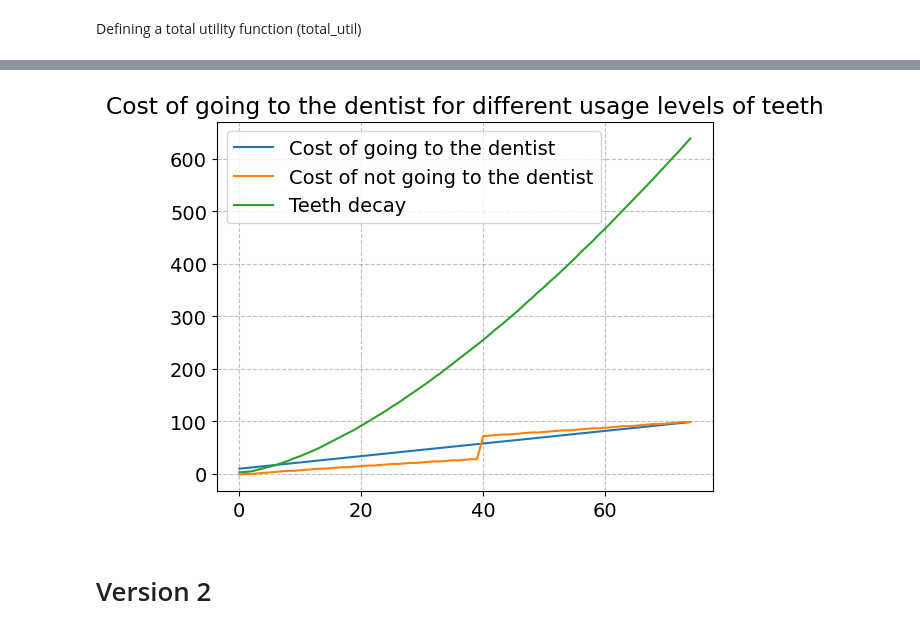
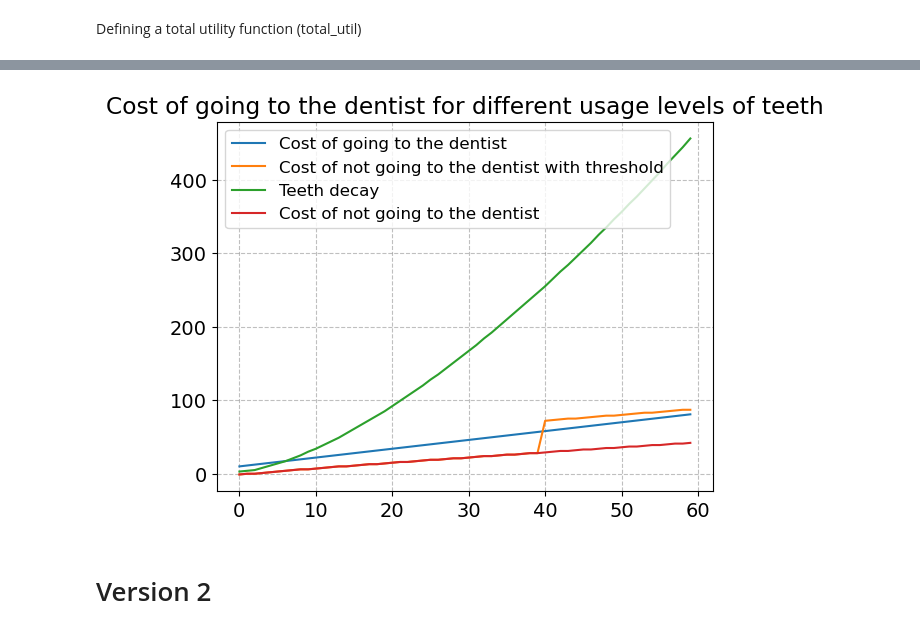
Before and after one commit to biguntitled/Intro_Num, a Jupyter notebook: Marius_Dentist.ipynb, the cells around one changed output, grey strips where cells are left out. Drawn from its saved outputs; the diff is of its cells as text; code cells hidden in the pictures.

```diff
--- a/Marius_Dentist.ipynb
+++ b/Marius_Dentist.ipynb
@@ -65,7 +65,3 @@ Defining a total utility function (total_util)
 # %%
 def total_util(par, d, x_t):
     return -cost_dentist(par, d, x_t) - disutil_ache_threshold(par, x_t)
-# %%
-par.gamma = 0.1
-for i in range(0,50):
-    print(disutil_ache(par, i))
@@ -113,27 +91,27 @@ for i in range(0,75):
 99
 # %%
 c_going = []
+c_not_going_threshold = []
 c_not_going = []
 expo = []
 logo = []
 decay = []
-#total_util = []
-for i in range(0,75):
+for i in range(0,60):
     c_going.append(cost_dentist(par,1, i))
-    c_not_going.append(cost_dentist(par,0, i) + disutil_ache_threshold(par, i))
+    c_not_going_threshold.append(cost_dentist(par,0, i) + disutil_ache_threshold(par, i))
+    c_not_going.append(cost_dentist(par,0, i) + disutil_ache(par, i))
     decay.append(teeth_decay(par, 0, i))
-    #total_util.append(total_util(par, i))
 
 
 plt.plot(c_going, label='Cost of going to the dentist')
+plt.plot(c_not_going_threshold, label='Cost of not going to the dentist with threshold')
+plt.plot(decay, label='Teeth decay')
 plt.plot(c_not_going, label='Cost of not going to the dentist')
-plt.plot(decay, label='Teeth decay')
-#plt.plot(total_util, label='Total Utility')
 plt.title('Cost of going to the dentist for different usage levels of teeth')
-plt.legend()
+plt.legend(fontsize=12)
 plt.show()
 # %% [output]
-[figure, old version]
+[figure, new version]
 # %% [markdown]
 # Version 2
 # %%
```
Also changed, not shown: parts of 2 cells of this notebook.
